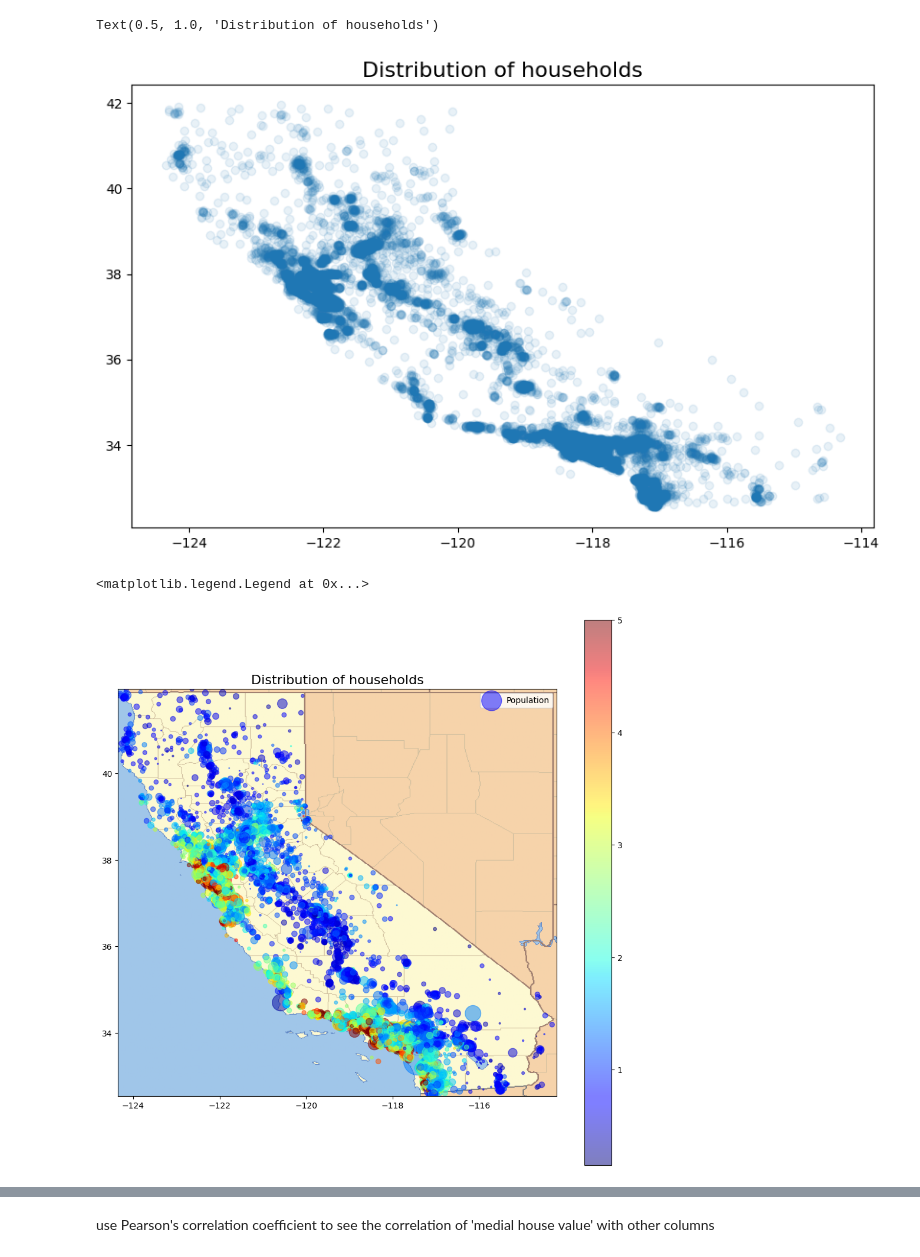
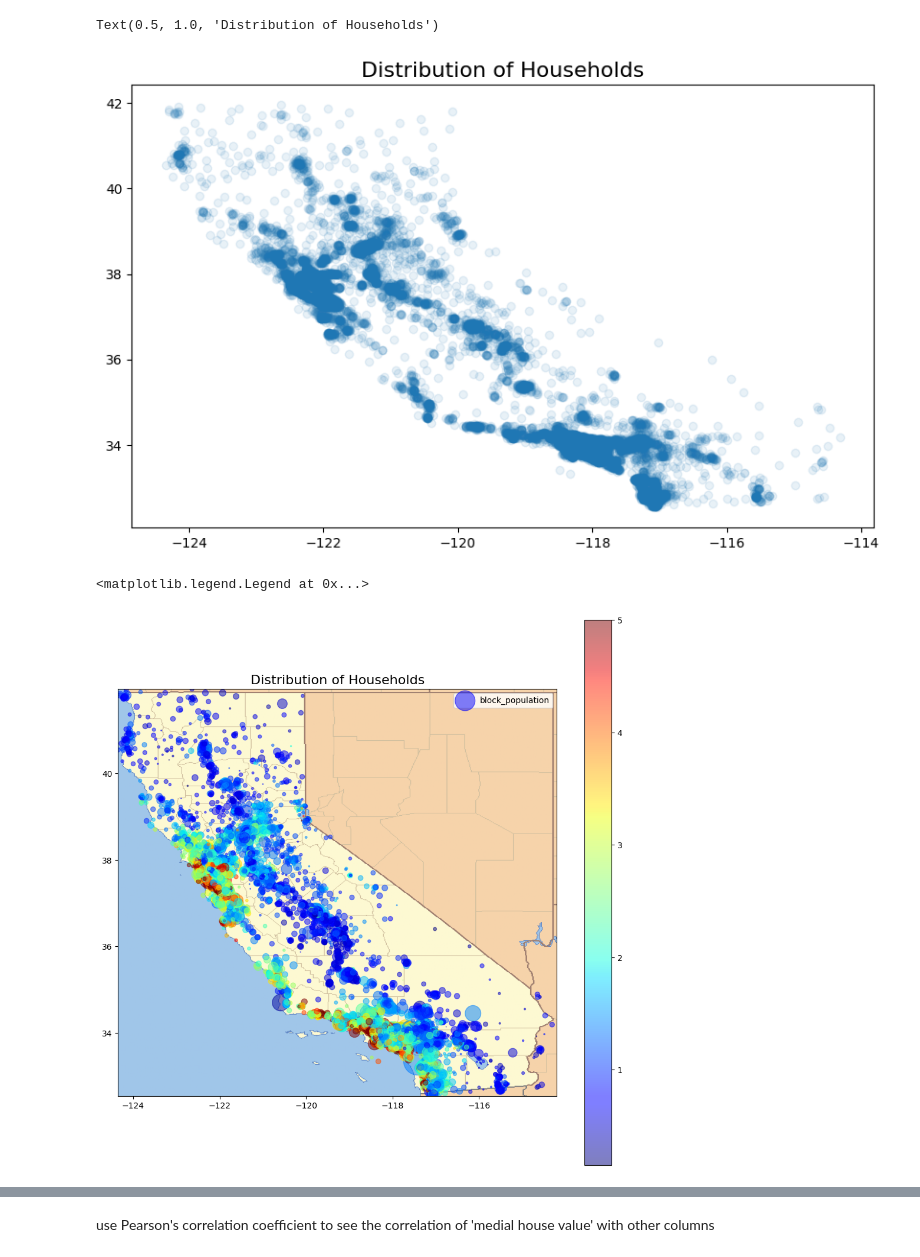
Before and after one commit to Motion115/ML-Labs, a Jupyter notebook: lab1/data_clean.ipynb, the cells around one changed output, grey strips where cells are left out. Drawn from its saved outputs; the diff is of its cells as text; code cells hidden in the pictures.

```diff
--- a/lab1/data_clean.ipynb
+++ b/lab1/data_clean.ipynb
@@ -86,21 +108,18 @@ Exploratory Data Analysis
 # %%
-import numpy as np
-# Defined a new feature income_cat which is income category and used if for sampling
-df['IncCat']=np.ceil(df['MedInc']/1.5)
-df['IncCat'].where(df['IncCat']<5,5.0,inplace=True)
-
-# split the data into training and testing
 from sklearn.model_selection import StratifiedShuffleSplit
+# Stratified sampling in proportion to income
 split=StratifiedShuffleSplit(n_splits=1,test_size=0.2,random_state=42)
-for train_index,test_index in split.split(df,df['IncCat']):
+for train_index,test_index in split.split(df,df['income_cat']):
     train_set=df.loc[train_index]
     test_set=df.loc[test_index]
 
-train_set.drop('IncCat',axis=1,inplace=True)
-test_set.drop('IncCat',axis=1,inplace=True)
+# Delete 'income_cat'
+train_set.drop('income_cat',axis=1,inplace=True)
+test_set.drop('income_cat',axis=1,inplace=True)
 
-train_set.to_csv("train_set.csv",index=False)
-test_set.to_csv("test_set.csv",index=False)
+train_set.to_csv("./train_set.csv",index=False)
+test_set.to_csv("./test_set.csv",index=False)
 
-data=pd.read_csv('train_set.csv')
+trdata=pd.read_csv('train_set.csv')
+tedata=pd.read_csv('test_set.csv')
 #data.drop('Unnamed: 0',axis=1,inplace=True)
@@ -107,22 +128,21 @@ data=pd.read_csv('train_set.csv')
 # %%
-# use 'Longitude'&'Latitude' to explore Distribution of households
 # By setting alpha=0.1, we can see high density areas.
 plt.figure(figsize=(10,6))
-plt.scatter(x=data['Longitude'],y=data['Latitude'],alpha=0.1)
+plt.scatter(x=trdata['longitude'],y=trdata['latitude'],alpha=0.1)
 plt.title("Distribution of Households",size=16)
 # %% [output]
-Text(0.5, 1.0, 'Distribution of households')
+Text(0.5, 1.0, 'Distribution of Households')
 [figure]
 # %%
 plt.figure(figsize=(12,12))
 img=plt.imread('california.png')
 plt.imshow(img,zorder=0,extent=[-124.35,-114.2,32.54,41.95])
 
-plt.scatter(x=data['Longitude'],y=data['Latitude'],alpha=0.5,s=data['Population']/30,c=data['MedHouseVal'],
-            cmap=plt.get_cmap("jet"),zorder=1,label='Population')
+plt.scatter(x=trdata['longitude'],y=trdata['latitude'],alpha=0.5,s=trdata['block_population']/30,c=trdata['house_value'],
+            cmap=plt.get_cmap("jet"),zorder=1,label='block_population')
 plt.colorbar()
 plt.title("Distribution of Households",size=16)
 plt.legend()
 # %% [output]
 <matplotlib.legend.Legend at 0x...>
-[figure, old version]
+[figure, new version]
```
Also changed, not shown: parts of 27 cells of this notebook.
